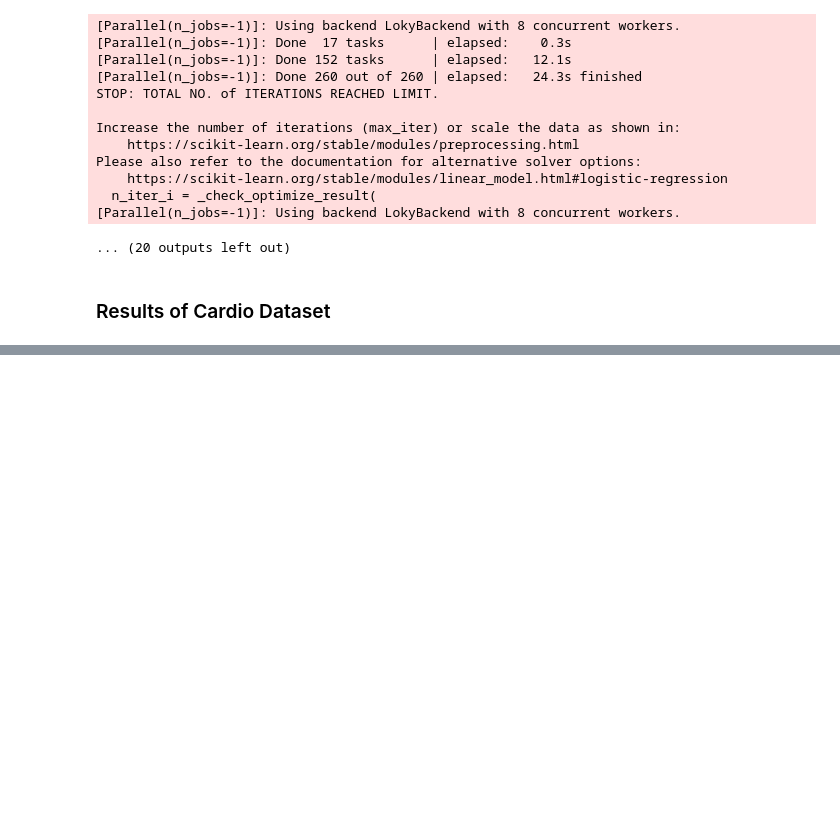
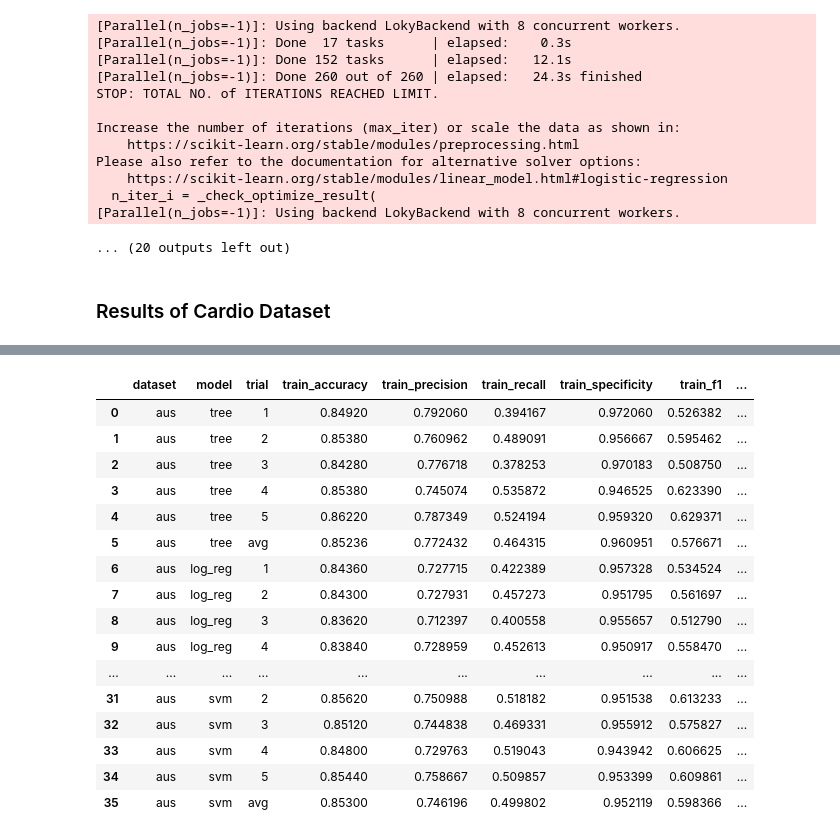
Before and after one commit to Yunchun/Supervised-ML-Comparisons, a Jupyter notebook: Duy.ipynb, the cells around one changed output, grey strips where cells are left out. Saved outputs shown, nothing was run; the diff lists cells and outputs as text; code cells hidden in the pictures; blank space fills up the shorter version.

Commit message:
Added codes for rain and cardio datasets

```diff
--- a/Duy.ipynb
+++ b/Duy.ipynb
@@ -518,3 +752,24 @@ pd.read_csv('results/cardio_results.csv')
+# %%
+# display performance
+pd.read_csv('results/aus_results.csv')
+# %% [output]
+|  | dataset | model | trial | train_accuracy | train_precision | train_recall | train_specificity | train_f1 | ... |
+| 0 | aus | tree | 1 | 0.84920 | 0.792060 | 0.394167 | 0.972060 | 0.526382 | ... |
+| 1 | aus | tree | 2 | 0.85380 | 0.760962 | 0.489091 | 0.956667 | 0.595462 | ... |
+| 2 | aus | tree | 3 | 0.84280 | 0.776718 | 0.378253 | 0.970183 | 0.508750 | ... |
+| 3 | aus | tree | 4 | 0.85380 | 0.745074 | 0.535872 | 0.946525 | 0.623390 | ... |
+| 4 | aus | tree | 5 | 0.86220 | 0.787349 | 0.524194 | 0.959320 | 0.629371 | ... |
+| 5 | aus | tree | avg | 0.85236 | 0.772432 | 0.464315 | 0.960951 | 0.576671 | ... |
+| 6 | aus | log_reg | 1 | 0.84360 | 0.727715 | 0.422389 | 0.957328 | 0.534524 | ... |
+| 7 | aus | log_reg | 2 | 0.84300 | 0.727931 | 0.457273 | 0.951795 | 0.561697 | ... |
+| 8 | aus | log_reg | 3 | 0.83620 | 0.712397 | 0.400558 | 0.955657 | 0.512790 | ... |
+| 9 | aus | log_reg | 4 | 0.83840 | 0.728959 | 0.452613 | 0.950917 | 0.558470 | ... |
+| ... | ... | ... | ... | ... | ... | ... | ... | ... | ... |
+| 31 | aus | svm | 2 | 0.85620 | 0.750988 | 0.518182 | 0.951538 | 0.613233 | ... |
+| 32 | aus | svm | 3 | 0.85120 | 0.744838 | 0.469331 | 0.955912 | 0.575827 | ... |
+| 33 | aus | svm | 4 | 0.84800 | 0.729763 | 0.519043 | 0.943942 | 0.606625 | ... |
+| 34 | aus | svm | 5 | 0.85440 | 0.758667 | 0.509857 | 0.953399 | 0.609861 | ... |
+| 35 | aus | svm | avg | 0.85300 | 0.746196 | 0.499802 | 0.952119 | 0.598366 | ... |
 # %%
 # combine datasets
 # %%
```
Also changed, not shown: parts of 23 cells of this notebook.
